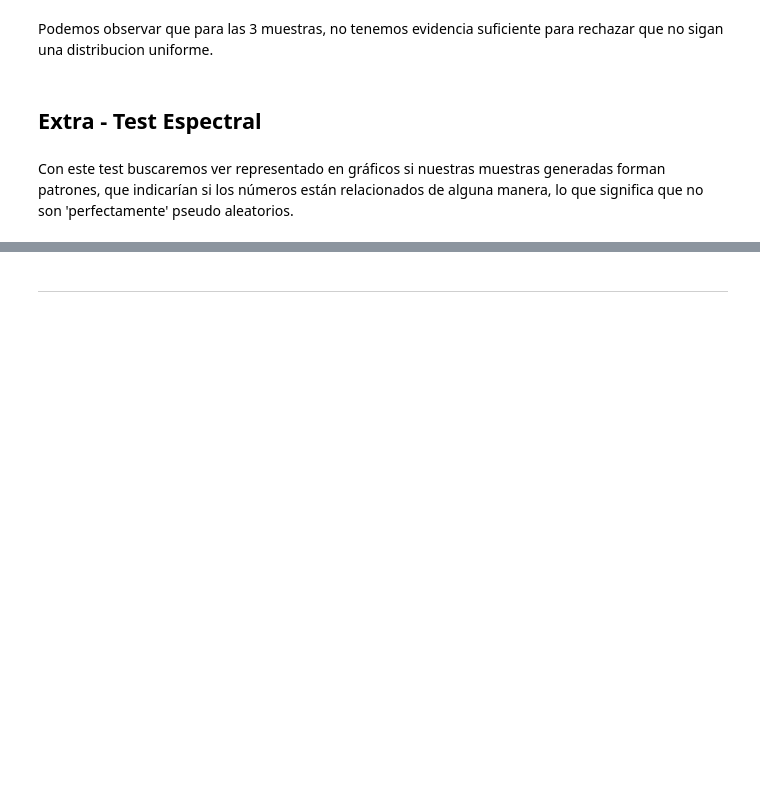
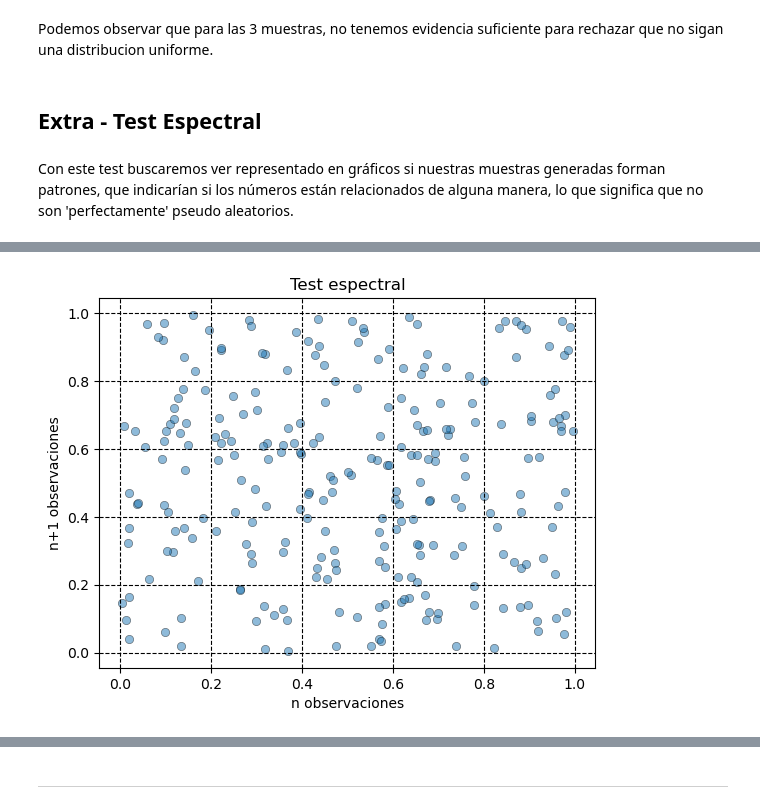
Before and after one commit to ian-g123/simulacion-grupo-04, a Jupyter notebook: TP1_Simulacion_Grupo4.ipynb, the cells around one changed output, grey strips where cells are left out. Cells and saved outputs as stored; diff of their text form; code cells hidden in the pictures; blank space fills up the shorter version.

```diff
--- a/TP1_Simulacion_Grupo4.ipynb
+++ b/TP1_Simulacion_Grupo4.ipynb
@@ -521,0 +554,4 @@ Con este test buscaremos ver representado en gráficos si nuestras muestras gene
+# %%
+graficar_puntos(MUESTRA_256)
+# %% [output]
+[figure, added]
```
Also changed, not shown: parts of 46 cells of this notebook, 3 other files.
